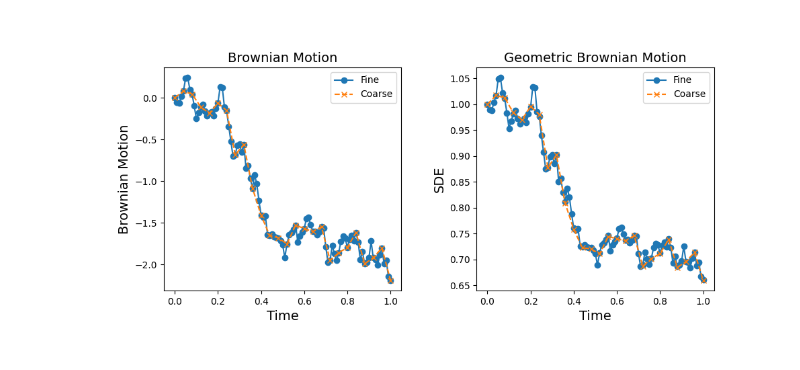
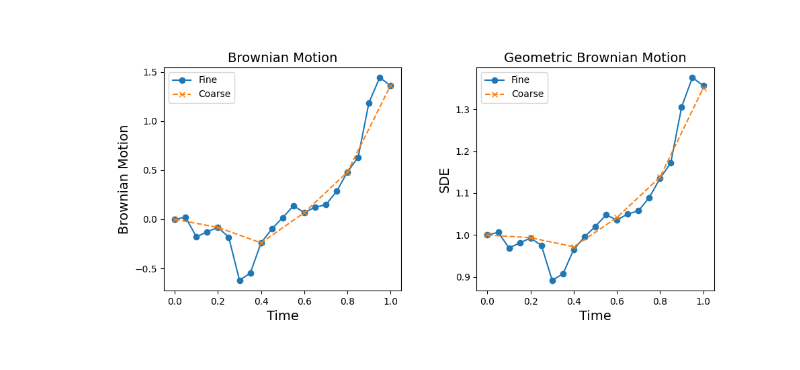
Before and after one commit to akshatd/ae567-inference, a Jupyter notebook: project_1/ex4_1.ipynb, the cells around one changed output. Cells and saved outputs as stored; diff of their text form; code cells hidden in the pictures.

```diff
--- a/project_1/ex4_1.ipynb
+++ b/project_1/ex4_1.ipynb
@@ -142,35 +142,37 @@ MC estimator variance: 4.700753804749222e-05
 
 def gbm_sim_fine_coarse(dt_fine, bmotion_fine):
     _, states_fine = gbm_sim(dt_fine, bmotion_fine)
     bmotion_coarse = bm_f2c(T, dt_fine * M, bmotion_fine, M)
     _, states_coarse = gbm_sim(dt_fine * M, bmotion_coarse)
     return states_fine, states_coarse
 
 
 M = 4
-bmotion_fine = bmotion
+dt = 0.05
+bmotion_fine = bm_gen(T, dt, 2)
+times, states = gbm_sim(dt, bmotion_fine)
 bmotion_coarse = bm_f2c(T, dt * M, bmotion_fine, M)  # just doing it so can plot
 states_fine, states_coarse = gbm_sim_fine_coarse(dt, bmotion_fine)
 fig, ax = plt.subplots(1, 2, figsize=(10, 5))
 fig.tight_layout(pad=5)
 
 ax[0].plot(times, bmotion_fine[:, 0], 'o', label='Fine', linestyle='-')
 ax[0].plot(times[::4], bmotion_coarse[:, 0], "x", label='Coarse', linestyle='--')
 ax[0].set_xlabel('Time', fontsize=14)
 ax[0].set_ylabel('Brownian Motion', fontsize=14)
 ax[0].set_title('Brownian Motion', fontsize=14)
 ax[0].legend()
 
 ax[1].plot(times, states_fine[:, 0], 'o', label='Fine', linestyle='-')
 ax[1].plot(times[::4], states_coarse[:, 0], "x", label='Coarse', linestyle='--')
 ax[1].set_xlabel('Time', fontsize=14)
 ax[1].set_ylabel('SDE', fontsize=14)
 ax[1].set_title('Geometric Brownian Motion', fontsize=14)
 ax[1].legend()
 
 fig.savefig('figs/4.2.svg')
 # %% [output]
-[figure, old version]
+[figure, new version]
 # %%
 def full_sim_fine_coarse(dt_fine, bmotion_fine):
     _, y_fine = gbm_sim(dt_fine, bmotion_fine)
```
Also changed, not shown: parts of 3 cells of this notebook, 16 other files.
